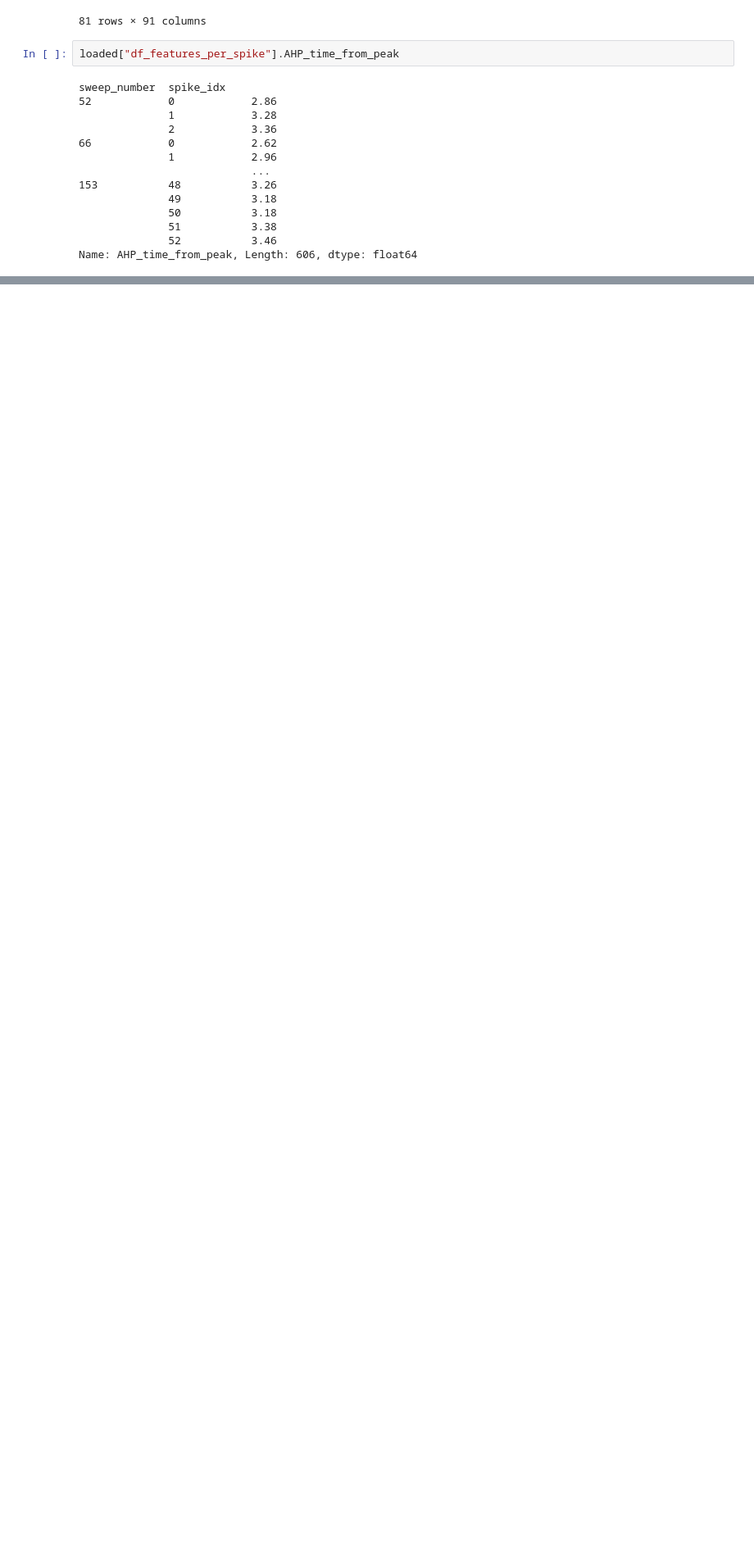
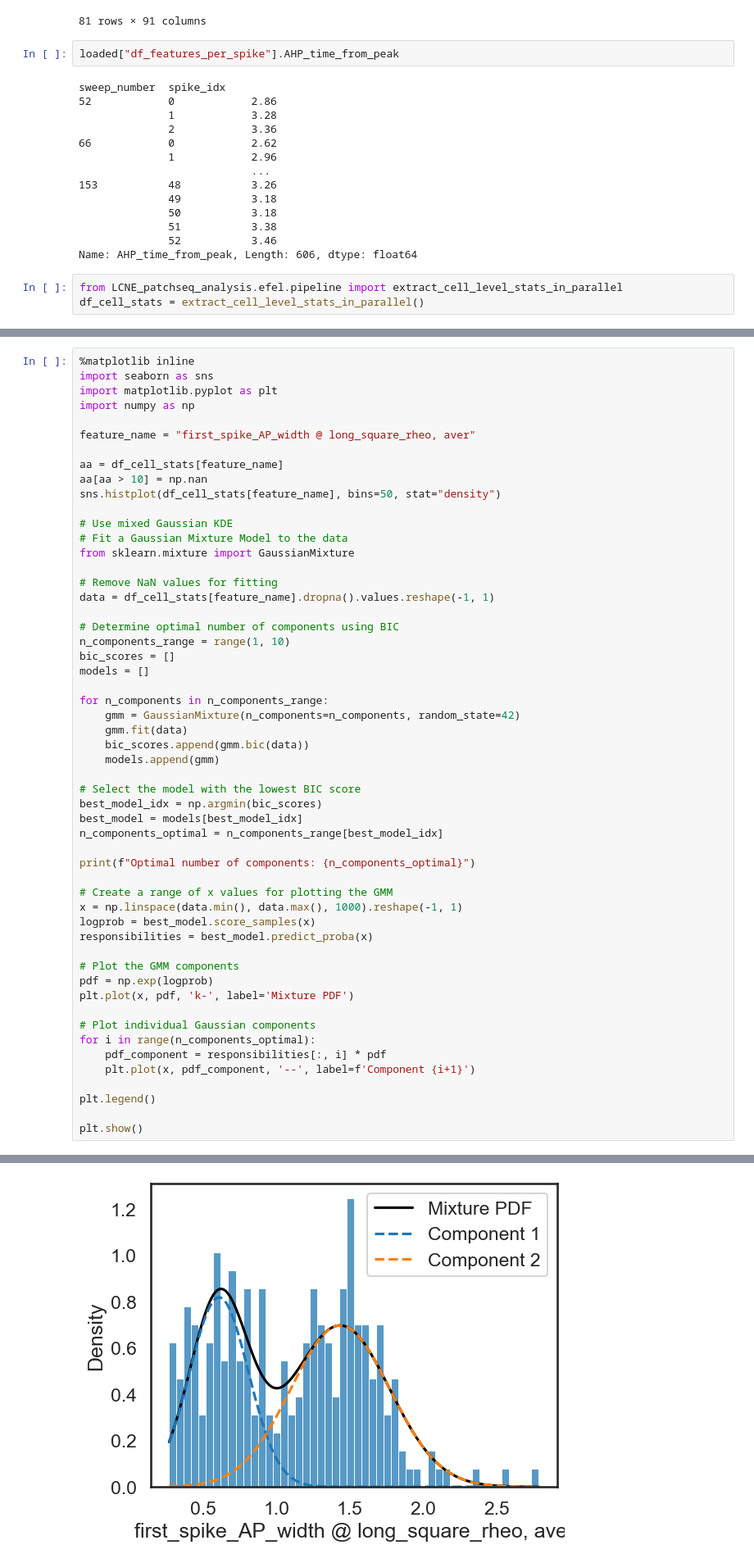
Before and after one commit to AllenNeuralDynamics/LCNE-patchseq-analysis, a Jupyter notebook: notebook/efel.ipynb, the cells around one changed output, grey strips where cells are left out. Shown at 82% size. Saved outputs shown, nothing was run; the diff lists cells and outputs as text; blank space fills up the shorter version.

```diff
--- a/notebook/efel.ipynb
+++ b/notebook/efel.ipynb
@@ -146,3 +280,6 @@ sweep_number  spike_idx
               51           3.38
               52           3.46
 Name: AHP_time_from_peak, Length: 606, dtype: float64
+# %%
+from LCNE_patchseq_analysis.efel.pipeline import extract_cell_level_stats_in_parallel
+df_cell_stats = extract_cell_level_stats_in_parallel()
@@ -148,0 +301,55 @@ Name: AHP_time_from_peak, Length: 606, dtype: float64
+# %%
+%matplotlib inline
+import seaborn as sns
+import matplotlib.pyplot as plt
+import numpy as np
+
+feature_name = "first_spike_AP_width @ long_square_rheo, aver"
+
+aa = df_cell_stats[feature_name]
+aa[aa > 10] = np.nan
+sns.histplot(df_cell_stats[feature_name], bins=50, stat="density")
+
+# Use mixed Gaussian KDE
+# Fit a Gaussian Mixture Model to the data
+from sklearn.mixture import GaussianMixture
+
+# Remove NaN values for fitting
+data = df_cell_stats[feature_name].dropna().values.reshape(-1, 1)
+
+# Determine optimal number of components using BIC
+n_components_range = range(1, 10)
+bic_scores = []
+models = []
+
+for n_components in n_components_range:
+    gmm = GaussianMixture(n_components=n_components, random_state=42)
+    gmm.fit(data)
+    bic_scores.append(gmm.bic(data))
+    models.append(gmm)
+
+# Select the model with the lowest BIC score
+best_model_idx = np.argmin(bic_scores)
+best_model = models[best_model_idx]
+n_components_optimal = n_components_range[best_model_idx]
+
+print(f"Optimal number of components: {n_components_optimal}")
+
+# Create a range of x values for plotting the GMM
+x = np.linspace(data.min(), data.max(), 1000).reshape(-1, 1)
+logprob = best_model.score_samples(x)
+responsibilities = best_model.predict_proba(x)
+
+# Plot the GMM components
+pdf = np.exp(logprob)
+plt.plot(x, pdf, 'k-', label='Mixture PDF')
+
+# Plot individual Gaussian components
+for i in range(n_components_optimal):
+    pdf_component = responsibilities[:, i] * pdf
+    plt.plot(x, pdf_component, '--', label=f'Component {i+1}')
+
+plt.legend()
+
+plt.show()
+# %% [output]
@@ -148,0 +357 @@ Name: AHP_time_from_peak, Length: 606, dtype: float64
+[figure, added]
```
Also changed, not shown: parts of 22 cells of this notebook, 1 other file.
